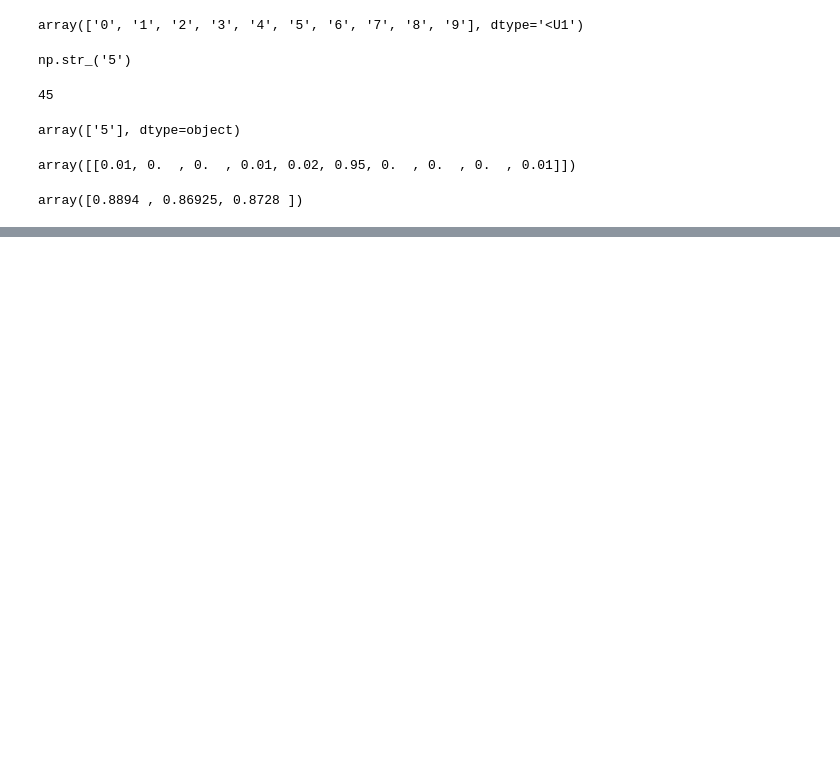
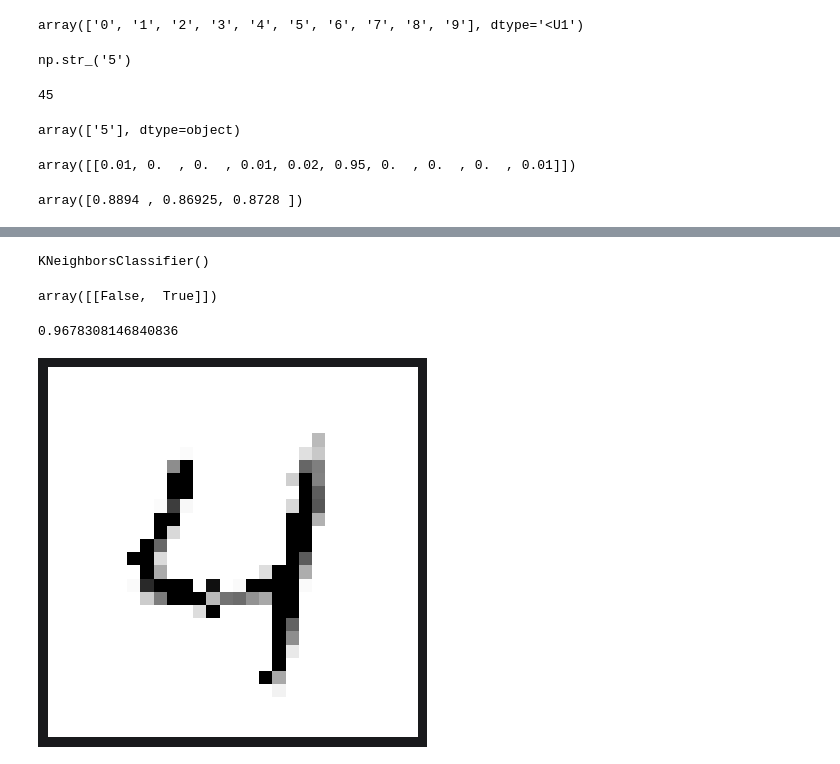
Before and after one commit to atharvapaudwal2006-collab/AIML_oreilly, a Jupyter notebook: classifiaction/mnist.ipynb, the cells around one changed output, grey strips where cells are left out. Saved outputs shown, nothing was run; the diff lists cells and outputs as text; code cells hidden in the pictures; blank space fills up the shorter version.

Commit message:
analyzed individual errors,studied multilabel classification and multioutput classification

```diff
--- a/classifiaction/mnist.ipynb
+++ b/classifiaction/mnist.ipynb
@@ -333,0 +402,38 @@ plt.show()
+# %%
+# multilabel classification
+
+from sklearn.neighbors import KNeighborsClassifier
+y_train1 = y_train.astype(np.uint8)
+y_big_7=(y_train1>=7)
+y_odd=((y_train1)%2==1)
+y_multilabel=np.c_[y_big_7,y_odd]
+knn_classifier=KNeighborsClassifier()
+knn_classifier.fit(X_train,y_multilabel)
+# %% [output]
+KNeighborsClassifier()
+# %%
+# predicting
+knn_classifier.predict([some_digit])
+# %% [output]
+array([[False,  True]])
+# %%
+# evaluating multilabel classifier with f1 score
+y_train_knn_pred=cross_val_predict(knn_classifier,X_train,y_train,cv=3)
+f1_score(y_train,y_train_knn_pred,average='macro')
+# %% [output]
+0.9678308146840836
+# %%
+# multioutput classfication
+noise =np.random.randint(0,100,(len(X_train),784))
+X_train_mod=X_train+noise
+noise=np.random.randint(0,100,(len(X_test),784))
+X_test_mod=X_test+noise
+y_train_mod=X_train
+y_test_mod=X_test
+# %%
+# predicting
+knn_classifier.fit(X_train_mod,y_train_mod)
+clean_digit=knn_classifier.predict([X_test_mod[4]])
+plot_digits(clean_digit)
+# %% [output]
+[figure, added]
```
Also changed, not shown: parts of 7 cells of this notebook.
